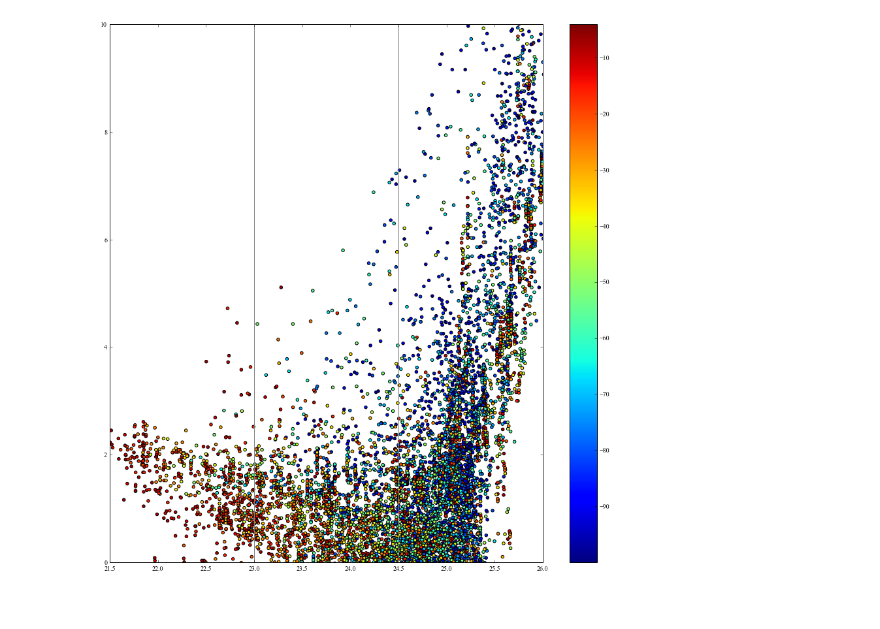
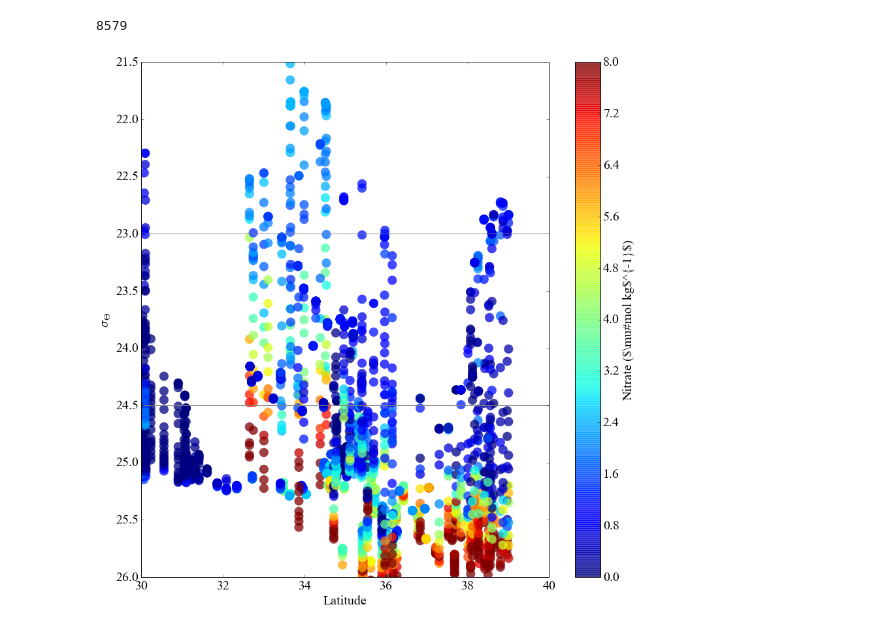
Before and after one commit to sophieclayton/kuroshio_productivity, a Jupyter notebook: kuro_argo_nitrate.ipynb, the cells around one changed output. Saved outputs shown, nothing was run; the diff lists cells and outputs as text; code cells hidden in the pictures.

Commit message:
added slopes to spectra, and nutrietn stream figure to argo nitrate

```diff
--- a/kuro_argo_nitrate.ipynb
+++ b/kuro_argo_nitrate.ipynb
@@ -26,19 +26,36 @@ for n in range(len(argo)):
     month.append(np.int(str(argo['Date/GMT'][n]).split('/')[0].lstrip('0   ')))
 
 argo['MONTH'] = month
+
+
+argo = argo[(argo['LON']>140) & (argo['LON']<160) & (argo['LAT']>30) & (argo['LAT']<45)]
+
+print len(argo)
+# %% [output]
+8579
 # %%
-subset = argo[argo['DEPTH[M]']>=-100]
+subset = argo[(argo['DEPTH[M]']>=-100)]# & (argo['MONTH']>5) & (argo['MONTH']<9)]
 
 fig1 = plt.figure(1, figsize=(12,12))
-plt.scatter(subset['SIGMA_THETA[KG/M^3]'], subset['NITRATE[UMOL/KG]'],c = subset['DEPTH[M]'])
-plt.colorbar()
+plt.scatter(subset['LAT'],subset['SIGMA_THETA[KG/M^3]'], c = subset['NITRATE[UMOL/KG]'], s=200, vmin = 0, vmax = 8, lw=0, alpha = 0.75)
+#plt.contour()
+cb = plt.colorbar()
+cb.set_label('Nitrate ($\mu#mol kg$^{-1}$)', fontsize = 20)
+plt.gca().invert_yaxis()
+plt.axis([ 30,40, 26, 21.5])
 
-plt.axis([21.5, 26, 0, 10])
+plt.axhline(23, color='grey')
+plt.axhline(24.5, color='grey')
 
-plt.axvline(23, color='grey')
-plt.axvline(24.5, color='grey')
+plt.ylabel(r'$\sigma_{\Theta}$', fontsize = 20)
+plt.xlabel('Latitude', fontsize = 20)
+plt.tick_params(labelsize=20)
+cb.ax.tick_params(labelsize=20)
+
 plt.show()
+
+#fig1.savefig('../figures/argo_nitrate_sigma_t.png', bbox_inches='tight', dpi=600)
 # %% [output]
-[figure, old version]
+[figure, new version]
 # %%
 # get may data only
```
Also changed, not shown: parts of 2 cells of this notebook, 1 other file.
